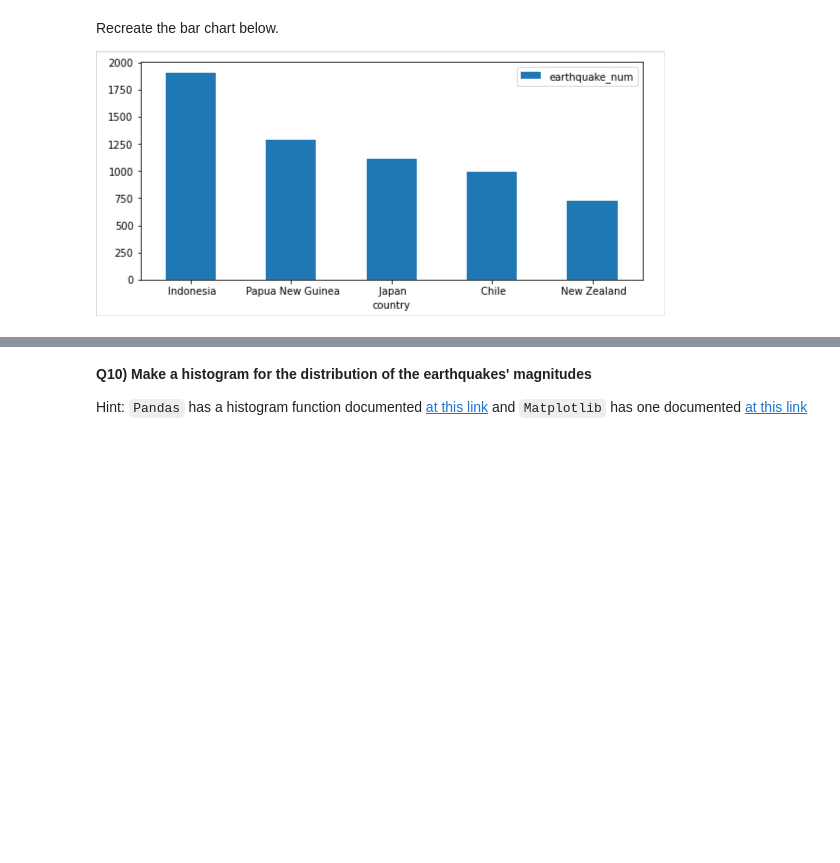
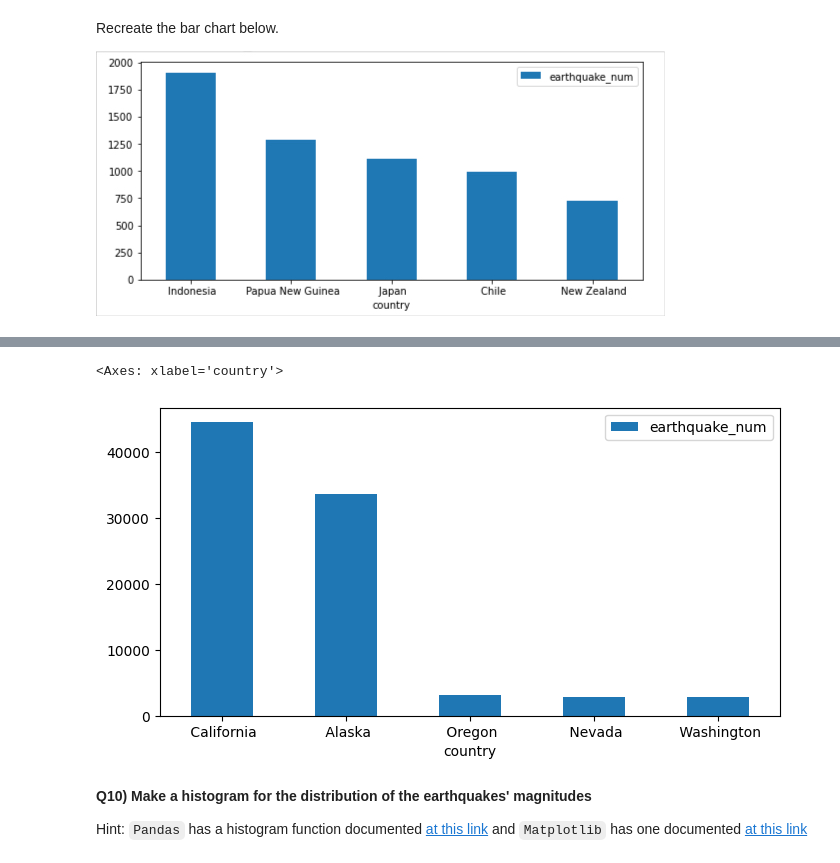
Before and after one commit to AlessioNembrini/2023_Intro_Python, a Jupyter notebook: Copia_di_W3_S1.ipynb, the cells around one changed output, grey strips where cells are left out. Cells and saved outputs as stored; diff of their text form; code cells hidden in the pictures; blank space fills up the shorter version.

```diff
--- a/Copia_di_W3_S1.ipynb
+++ b/Copia_di_W3_S1.ipynb
@@ -204,4 +204,4 @@ Hint 2: You will use `.split()` to extract the country names. The documentation
 # %%
 # Extract the state or country
 
-country = df.str[].split(',', expand=True, n=-1)
+country = df['place'].str.split(',', expand=True, n=-1)
@@ -210,2 +208,4 @@ AttributeError: ignored
 # %%
 # Add it as a new column to the `DataFrame` called `country`
+df['country'] = country[1]
+df
@@ -242,3 +290,6 @@ df_filt.__.__()
+# %%
+num1 = df['mag'].count()
+num2 = df['country'].value_counts()
 # %% [markdown]
 Recreate the bar chart below.
 
@@ -246,9 +297,9 @@ Recreate the bar chart below.
 ![aaaaa7.jpg](embedded-picture-1)
 # %%
 # print the first 5 rows of num2
-num2.__[:_]
+num2.iloc[:5]
 
 # convert what you just printed to a DataFrame with 2 columns: 'country' (text) and 'earthquake_num' (number)
 # Hint: separate the text and numbers and store them separately in lists
-top5_df = pd.DataFrame({'country':list(num2.__[__].__),'earthquake_num':list(num2.__[__]._____)})
+top5_df = pd.DataFrame({'country':list(num2.iloc[0:5].index),'earthquake_num':list(num2.iloc[0:5].values)})
 top5_df
@@ -255,7 +313,10 @@ top5_df
 # %%
 # Now plot the numbers in the top5_df dataset with bar chart.
-__,__ = plt._______(figsize=(_,_))
-top5_df.plot.bar(x=_____,y=_____,rot=0,ax=__)
+fig,ax = plt.subplots(figsize=(8,4))
+top5_df.plot.bar(x='country',y='earthquake_num',rot=0,ax=ax)
+# %% [output]
+<Axes: xlabel='country'>
+[figure, added]
 # %% [markdown]
 **Q10) Make a histogram for the distribution of the earthquakes' magnitudes**
 
```
Also changed, not shown: parts of 10 cells of this notebook.
